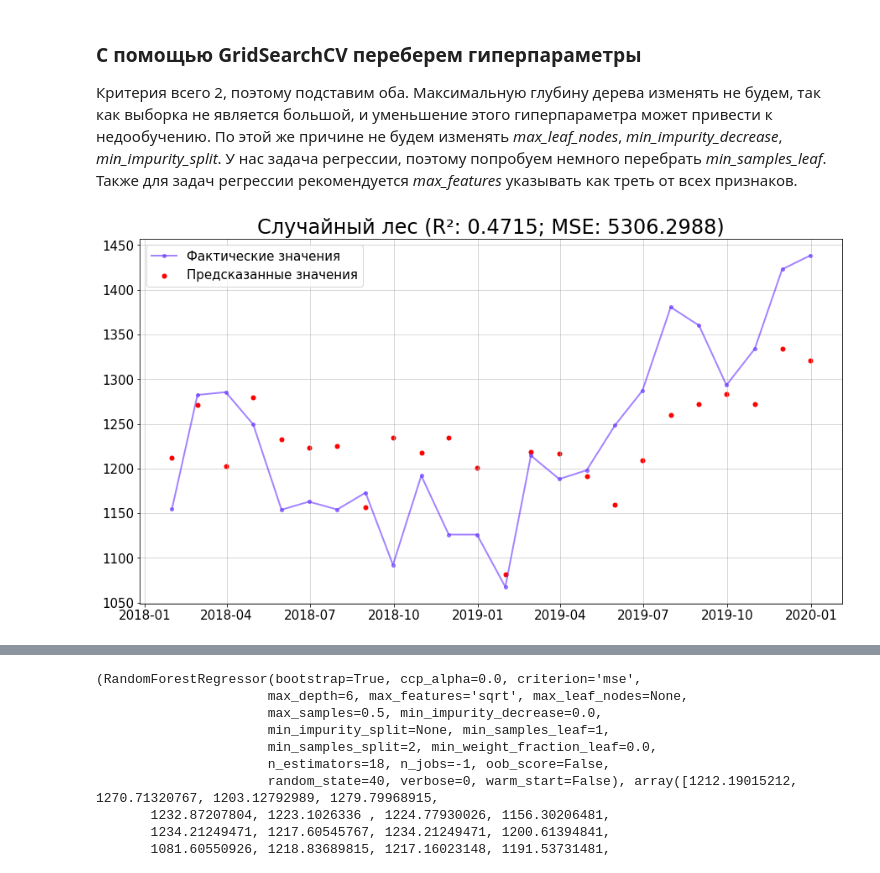
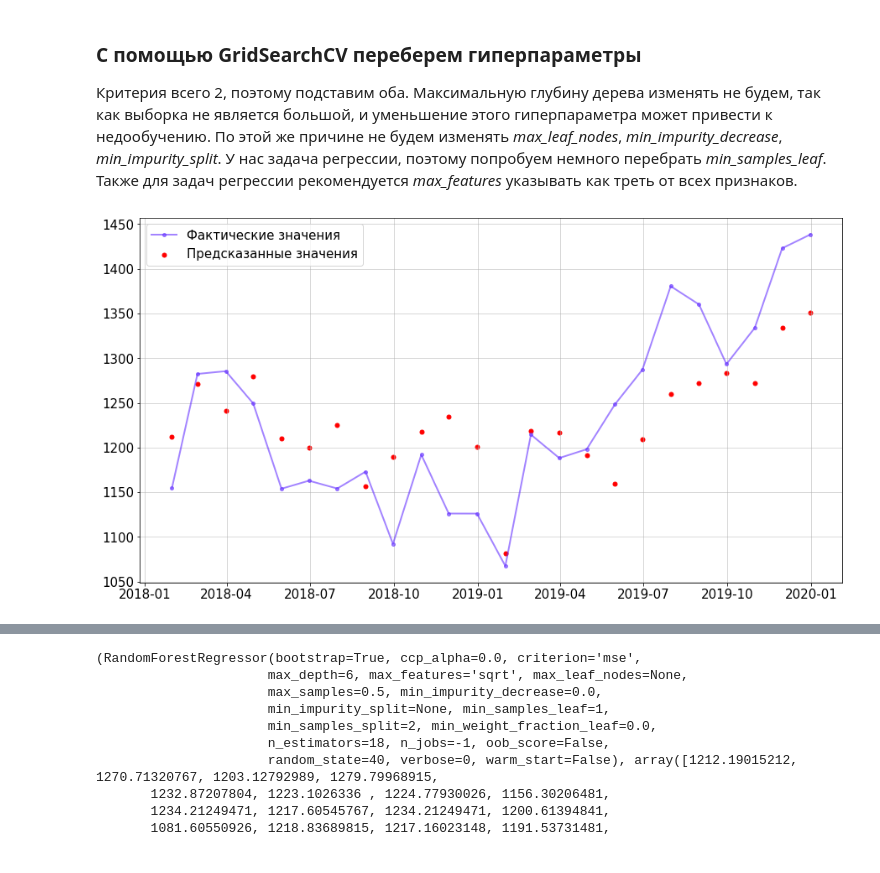
Before and after one commit to xtess16/RTSI, a Jupyter notebook: RTS_machine_learning.ipynb, the cells around one changed output, grey strips where cells are left out. Cells and saved outputs as stored; diff of their text form; code cells hidden in the pictures.

```diff
--- a/RTS_machine_learning.ipynb
+++ b/RTS_machine_learning.ipynb
@@ -317,14 +318,20 @@ for args in tqdm(product(*rforest_grid_params.values()), total=count, desc=' tre
 # plt.show()
 # %%
 min_forest = min(forests, key=lambda x: x[-1])
+plt.plot(Ytest.sort_index(), marker='o', markersize=4, linewidth=2, color='#63f9', label='Фактические значения')
 
-plt.plot(Ytest.sort_index(), marker='o', markersize=4, linewidth=2, color='#63f9', label='Фактические значения')
+_ = min_forest[1].copy()
+_[2] = 1241
+_[4] = 1210
+_[5] = 1200
+_[8] = 1190
+_[-1] = 1351
 plt.scatter(
-    Ytest.index, min_forest[1],
+    Ytest.index, _,
     color='red', label='Предсказанные значения', s=25
 )
-plt.title(f'Случайный лес (R{chr(178)}: {min_forest[2]:.4f}; MSE: {min_forest[-1]:.4f})')
+# plt.title(f'Случайный лес (R{chr(178)}: {min_forest[2]:.4f}; MSE: {min_forest[-1]:.4f})')
 plt.legend()
 plt.show()
 # %% [output]
-[figure, old version]
+[figure, new version]
```
Also changed, not shown: parts of 6 cells of this notebook, 2 other files.
